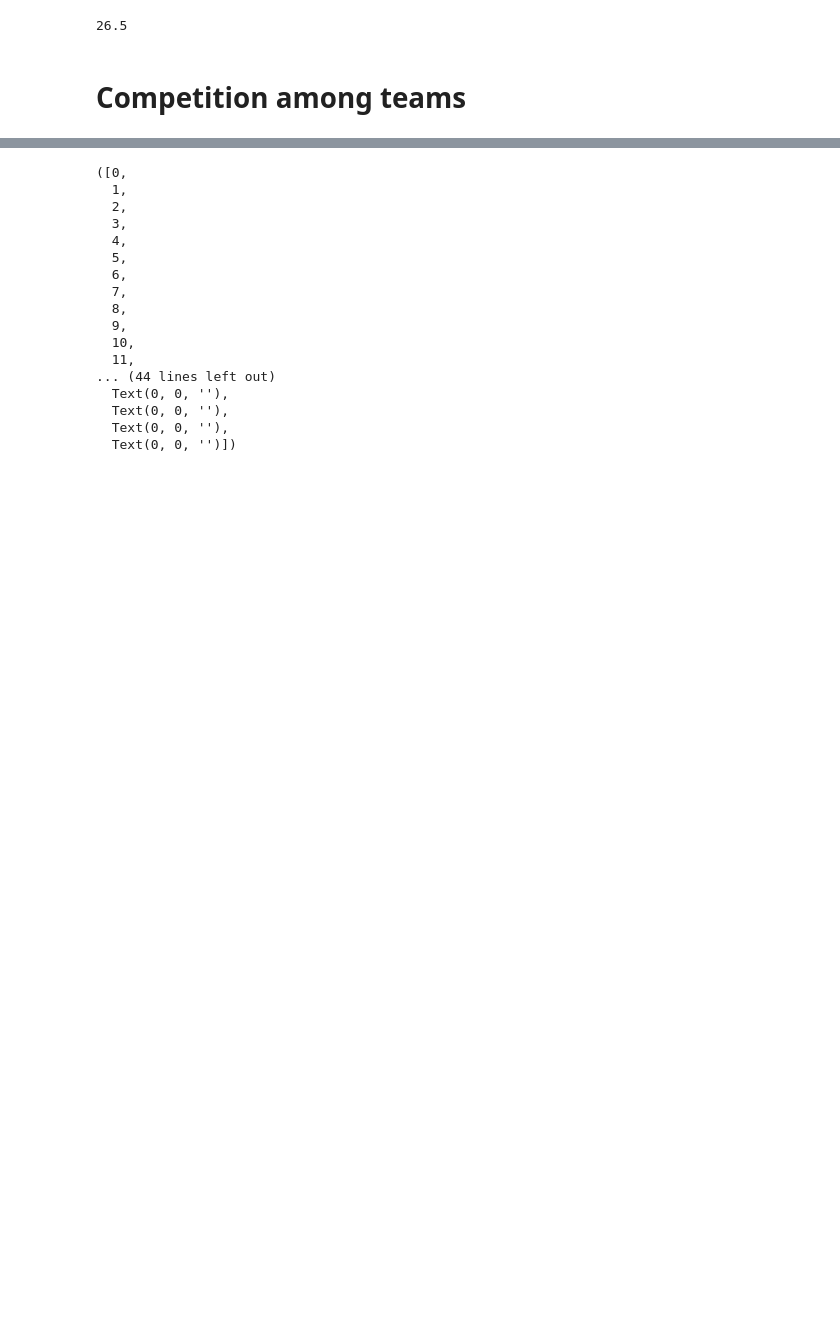
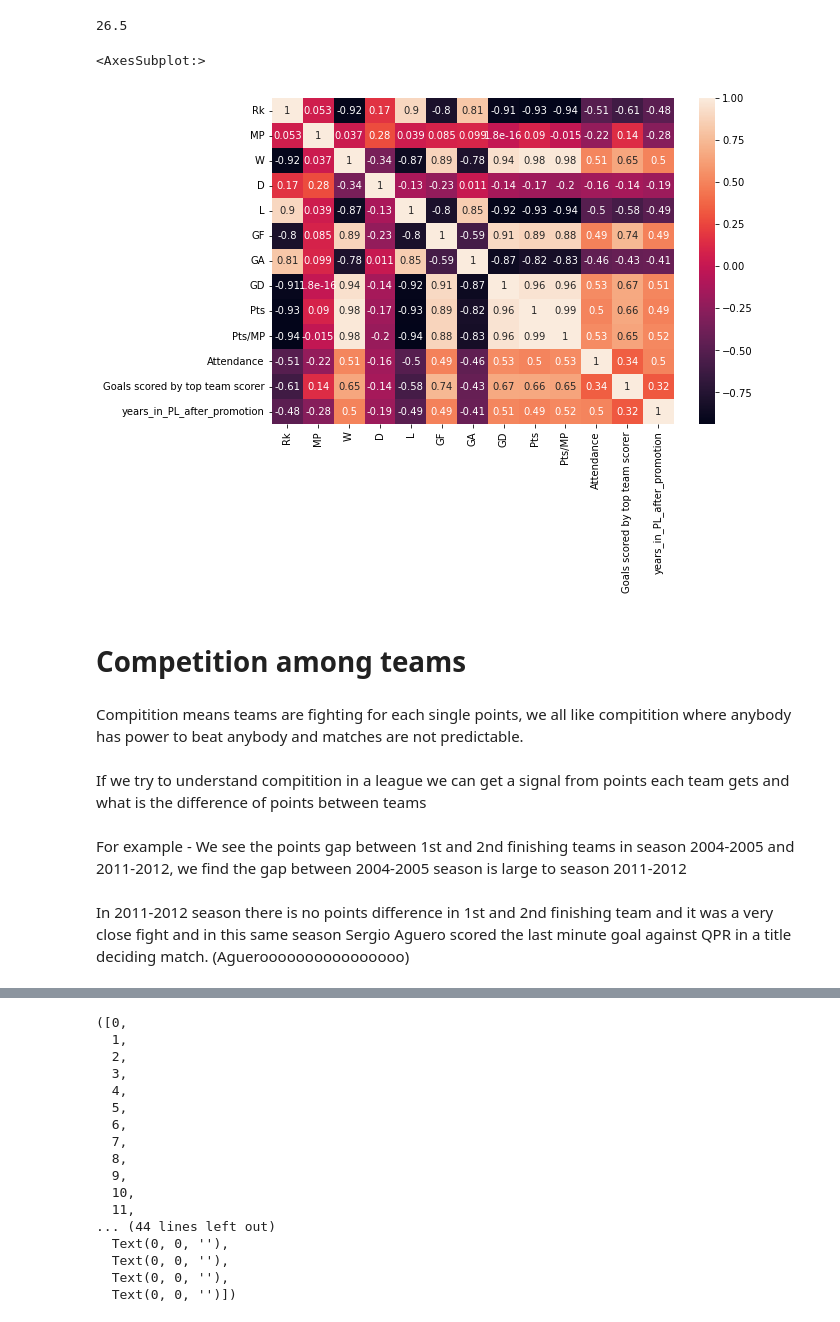
Before and after one commit to Aniket-Raikwar1/Premier_League_data_analysis, a Jupyter notebook: Analysing premier league seasons.ipynb, the cells around one changed output, grey strips where cells are left out. Drawn from its saved outputs; the diff is of its cells as text; code cells hidden in the pictures; blank space fills up the shorter version.

```diff
--- a/Analysing premier league seasons.ipynb
+++ b/Analysing premier league seasons.ipynb
@@ -667,5 +635,19 @@ promoted_teams_not_relegated['GF'].sum(),promoted_teams_not_relegated['Goals sco
 round((577/2176)*100,1)
 # %% [output]
 26.5
+# %%
+plt.figure(figsize=(9,6))
+sns.heatmap(All_season.corr(),annot=True)
+# %% [output]
+<AxesSubplot:>
+[figure, added]
 # %% [markdown]
 # Competition among teams
+# %% [markdown]
+Compitition means teams are fighting for each single points, we all like compitition where anybody has power to beat anybody and matches are not predictable.
+# %% [markdown]
+If we try to understand compitition in a league we can get a signal from points each team gets and what is the difference of points between teams
+# %% [markdown]
+For example - We see the points gap between 1st and 2nd finishing teams in season 2004-2005 and 2011-2012, we find the gap between 2004-2005 season is large to season 2011-2012
+# %% [markdown]
+In 2011-2012 season there is no points difference in 1st and 2nd finishing team and it was a very close fight and in this same season Sergio Aguero scored the last minute goal against QPR in a title deciding match. (Agueroooooooooooooooo)
```
Also changed, not shown: parts of 36 cells of this notebook.
